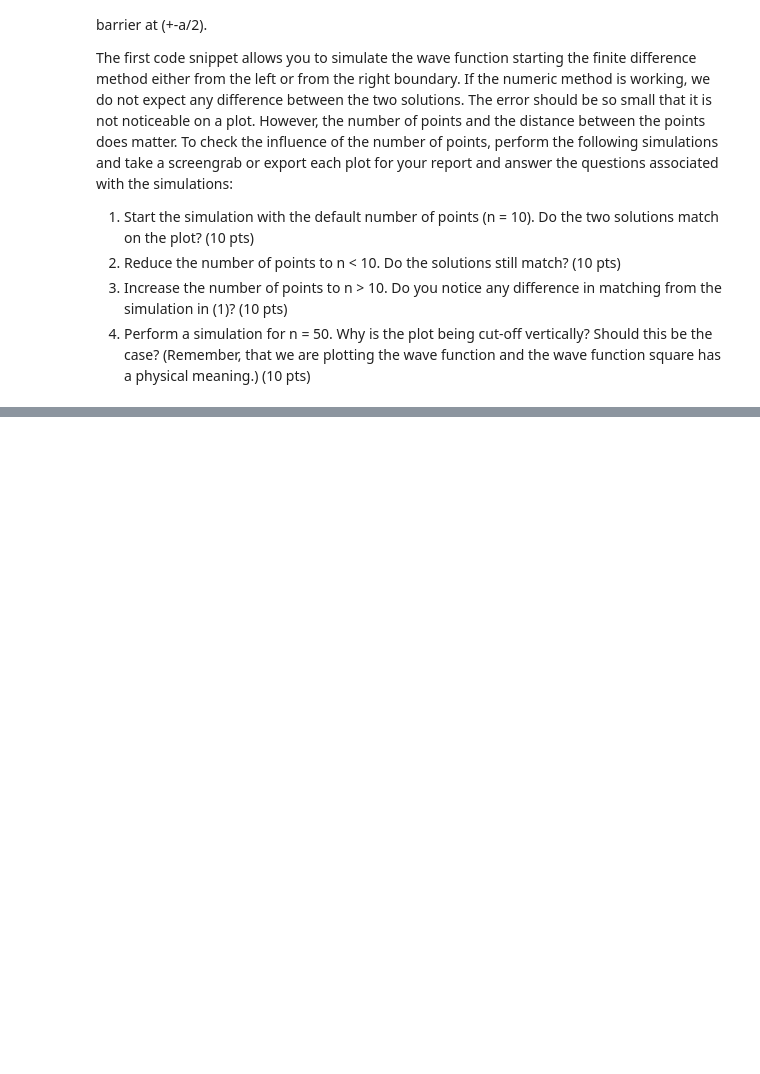
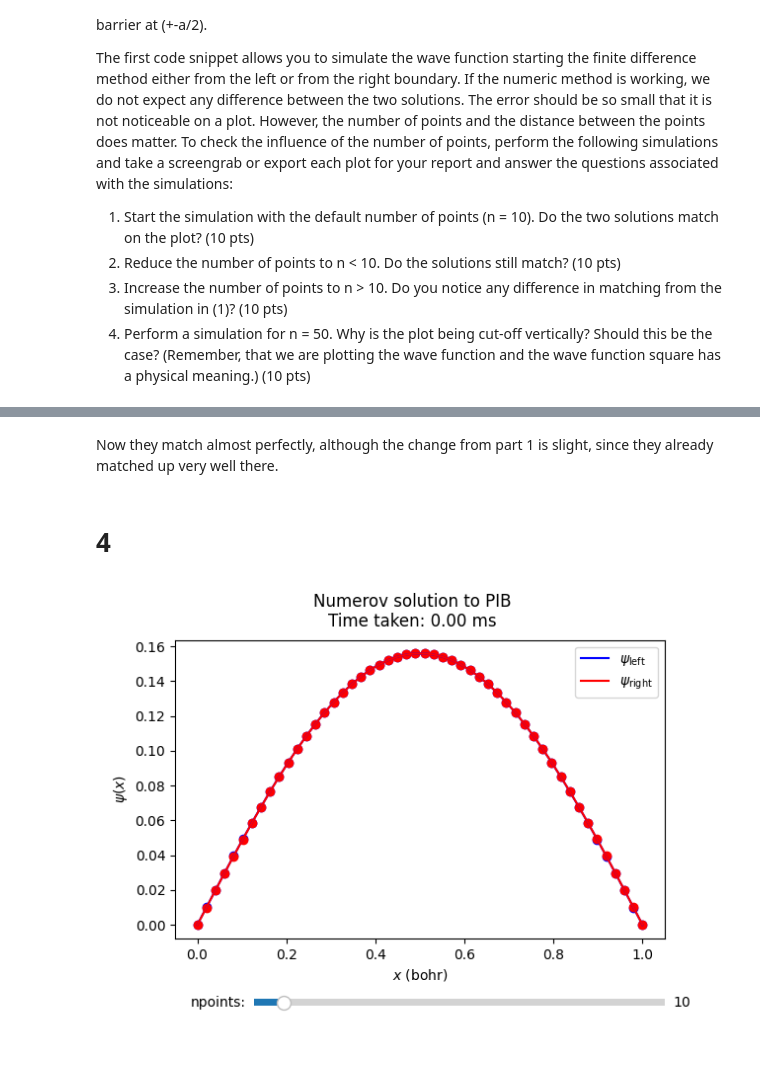
Before and after one commit to mikayla-eckelcifrese/EEE_434_functions, a Jupyter notebook: Project2_Numerical_Solutions_Schrodinger_Equation.ipynb, the cells around one changed output, grey strips where cells are left out. Cells and saved outputs as stored; diff of their text form; code cells hidden in the pictures; blank space fills up the shorter version.

```diff
--- a/Project2_Numerical_Solutions_Schrodinger_Equation.ipynb
+++ b/Project2_Numerical_Solutions_Schrodinger_Equation.ipynb
@@ -25,0 +50,8 @@ from Numerov_script1 import *
+# %% [markdown]
+Now they match almost perfectly, although the change from part 1 is slight, since they already matched up very well there.
+# %% [markdown]
+# 4
+# %%
+numerov1(numPoints = 50)
+# %% [output]
+[figure, added]
```
Also changed, not shown: parts of 10 cells of this notebook, 1 other file.
